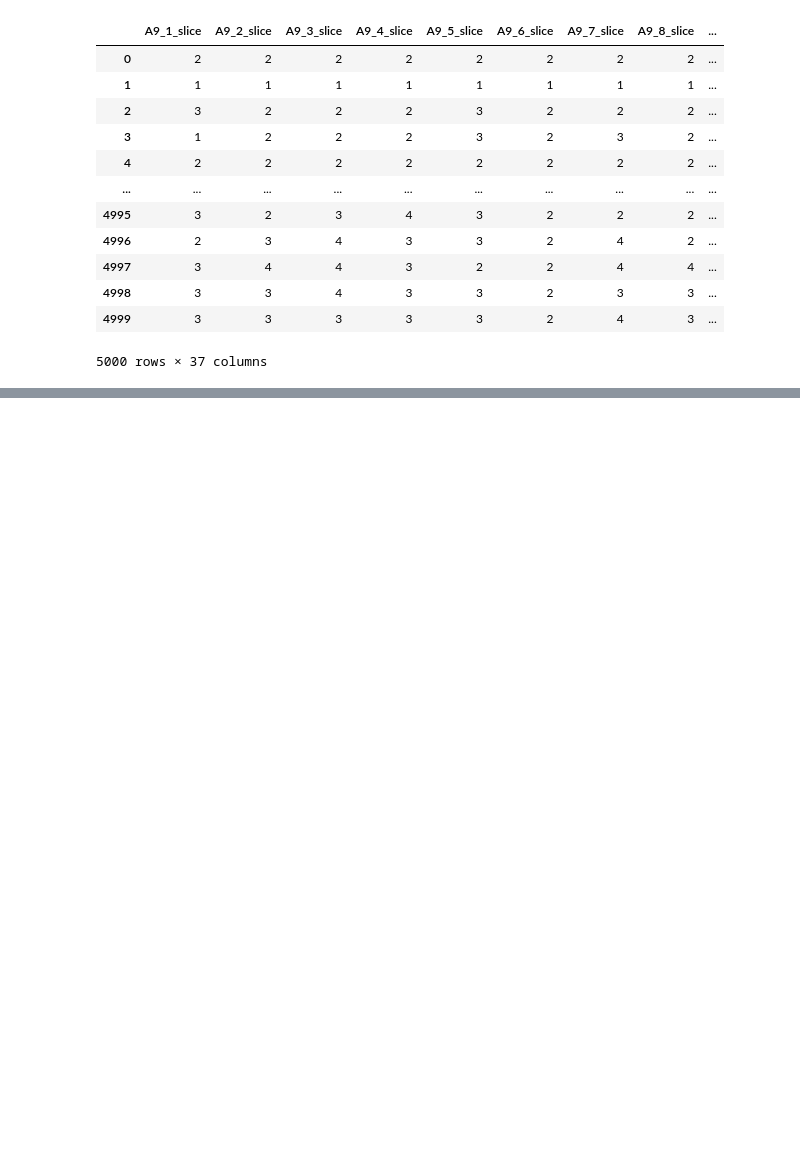
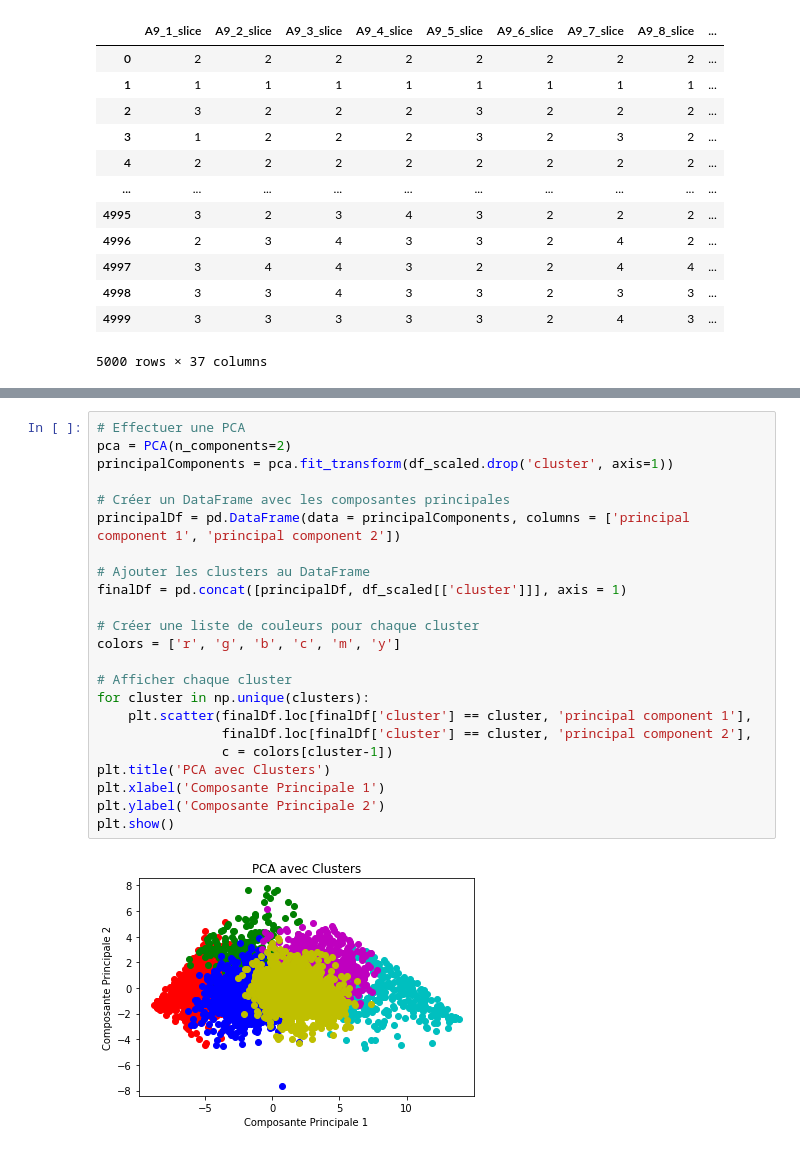
Before and after one commit to JunyiLi0/kantar-sturdy-octo-fiesta, a Jupyter notebook: kantar.ipynb, the cells around one changed output, grey strips where cells are left out. Cells and saved outputs as stored; diff of their text form; blank space fills up the shorter version.

```diff
--- a/kantar.ipynb
+++ b/kantar.ipynb
@@ -129,0 +122,25 @@ Inter-group variance:  52748.8752686319
+# %%
+# Effectuer une PCA
+pca = PCA(n_components=2)
+principalComponents = pca.fit_transform(df_scaled.drop('cluster', axis=1))
+
+# Créer un DataFrame avec les composantes principales
+principalDf = pd.DataFrame(data = principalComponents, columns = ['principal component 1', 'principal component 2'])
+
+# Ajouter les clusters au DataFrame
+finalDf = pd.concat([principalDf, df_scaled[['cluster']]], axis = 1)
+
+# Créer une liste de couleurs pour chaque cluster
+colors = ['r', 'g', 'b', 'c', 'm', 'y']
+
+# Afficher chaque cluster
+for cluster in np.unique(clusters):
+    plt.scatter(finalDf.loc[finalDf['cluster'] == cluster, 'principal component 1'],
+                finalDf.loc[finalDf['cluster'] == cluster, 'principal component 2'],
+                c = colors[cluster-1])
+plt.title('PCA avec Clusters')
+plt.xlabel('Composante Principale 1')
+plt.ylabel('Composante Principale 2')
+plt.show()
+# %% [output]
+[figure, added]
```
Also changed, not shown: parts of 50 cells of this notebook.
